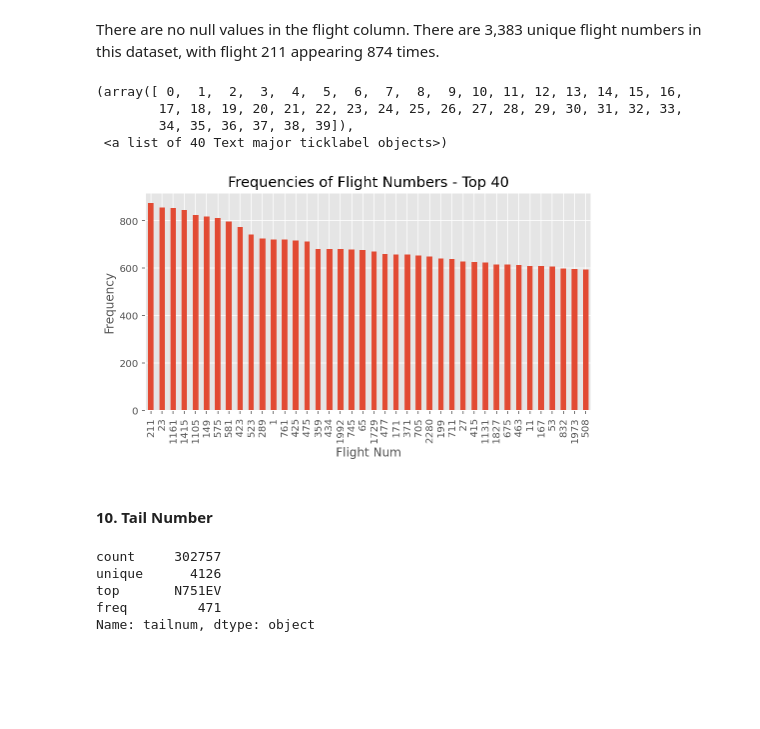
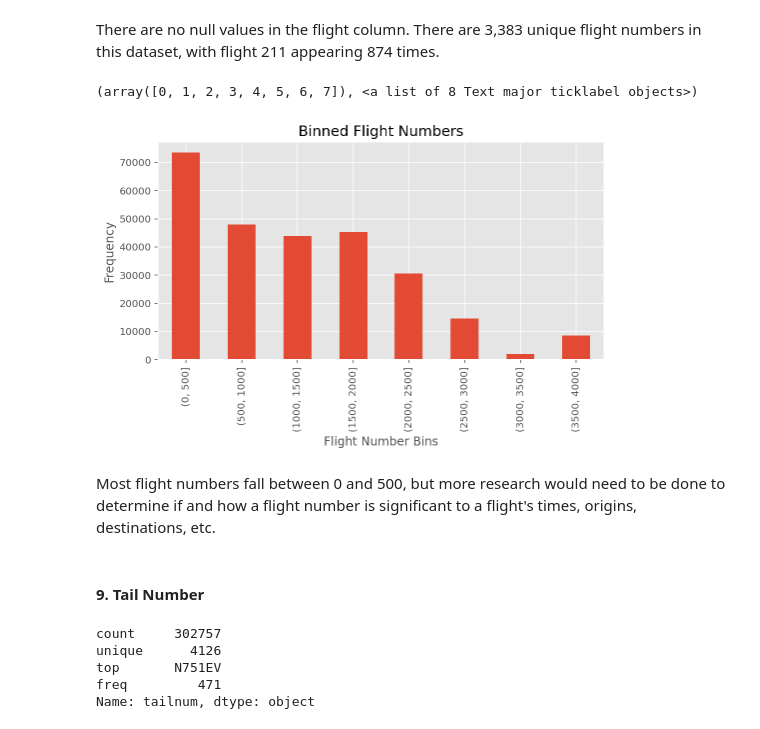
Before and after one commit to MarlaGoodman/CMS-Project, a Jupyter notebook: CMS - EDA.ipynb, the cells around one changed output. Cells and saved outputs as stored; diff of their text form; code cells hidden in the pictures; blank space fills up the shorter version.

```diff
--- a/CMS - EDA.ipynb
+++ b/CMS - EDA.ipynb
@@ -43,0 +35,6 @@ df.head()
+# %%
+#read rda file into python
+df = pd.read_csv('https://raw.githubusercontent.com/MarlaGoodman/CMS-Project/main/flights.csv')
+
+#show partial df
+df.head(2)
@@ -351,10 +268,15 @@ We will graph the other most frequent actual arrival times as well.
 # %%
-arr_time=df['arr_time'].value_counts().head(40)
+#create bins and value counts
+bins1 = [0,400,800,1200,1600,2000,2400]
+df['binned1'] = np.searchsorted(bins1, df['arr_time'].values)
+binning1 = pd.cut(df['arr_time'], bins=bins1).value_counts()
+binning1 = df.groupby(pd.cut(df['arr_time'], bins=bins1)).size()
+
 #plot in a chart
 #give it a title
-arr_time.plot.bar(title='Actual Arrival Time - Top 40')
+binning1.plot.bar(title='Binned Actual Arrival Times')
 #assign axis labels
-plt.xlabel("Time")
+plt.xlabel("Time Bins")
 plt.ylabel("Frequency")
 plt.xticks(rotation=90, horizontalalignment="center")
 # %% [output]
@@ -403,10 +302,15 @@ There are no null values in the scheduled arrival time column. The minimum time
 # %%
-sched_arr_time=df['sched_arr_time'].value_counts().head(40)
+#create bins and value counts
+bins2 = [0,400,800,1200,1600,2000,2400]
+df['binned2'] = np.searchsorted(bins2, df['sched_arr_time'].values)
+binning2 = pd.cut(df['sched_arr_time'], bins=bins2).value_counts()
+binning2 = df.groupby(pd.cut(df['sched_arr_time'], bins=bins2)).size()
+
 #plot in a chart
 #give it a title
-sched_arr_time.plot.bar(title='Scheduled Arrival Time - Top 40')
+binning2.plot.bar(title='Binned Scheduled Arrival Times')
 #assign axis labels
-plt.xlabel("Time")
+plt.xlabel("Time Bins")
 plt.ylabel("Frequency")
 plt.xticks(rotation=90, horizontalalignment="center")
 # %% [output]
@@ -483,23 +384,26 @@ Name: flight, Length: 3383, dtype: int64
 # %% [markdown]
 There are no null values in the flight column. There are 3,383 unique flight numbers in this dataset, with flight 211 appearing 874 times.
 # %%
-#counting the frequecies
-count_f=df['flight'].value_counts().head(40)
-#plot in a bar chart
+#create bins and value counts
+bins3 = [0,500,1000,1500,2000,2500,3000,3500,4000]
+df['binned3'] = np.searchsorted(bins1, df['flight'].values)
+binning3 = pd.cut(df['flight'], bins=bins3).value_counts()
+binning3 = df.groupby(pd.cut(df['flight'], bins=bins3)).size()
+
+#plot in a chart
 #give it a title
-count_f.plot.bar(title='Frequencies of Flight Numbers - Top 40')
+binning3.plot.bar(title='Binned Flight Numbers')
 #assign axis labels
-plt.xlabel("Flight Num")
+plt.xlabel("Flight Number Bins")
 plt.ylabel("Frequency")
 plt.xticks(rotation=90, horizontalalignment="center")
 # %% [output]
-(array([ 0,  1,  2,  3,  4,  5,  6,  7,  8,  9, 10, 11, 12, 13, 14, 15, 16,
-        17, 18, 19, 20, 21, 22, 23, 24, 25, 26, 27, 28, 29, 30, 31, 32, 33,
-        34, 35, 36, 37, 38, 39]),
- <a list of 40 Text major ticklabel objects>)
+(array([0, 1, 2, 3, 4, 5, 6, 7]), <a list of 8 Text major ticklabel objects>)
-[figure, old version]
+[figure, new version]
+# %% [markdown]
+Most flight numbers fall between 0 and 500, but more research would need to be done to determine if and how a flight number is significant to a flight's times, origins, destinations, etc.
 # %% [markdown]
-#### 10. Tail Number
+#### 9. Tail Number
 # %%
 #summary statistics
 df['tailnum'].describe()
```
Also changed, not shown: parts of 127 cells of this notebook.
